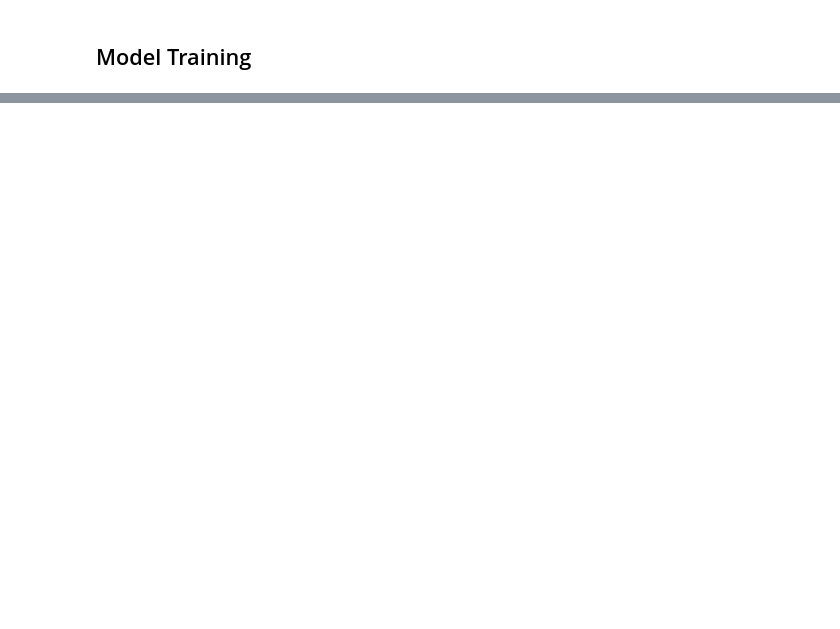
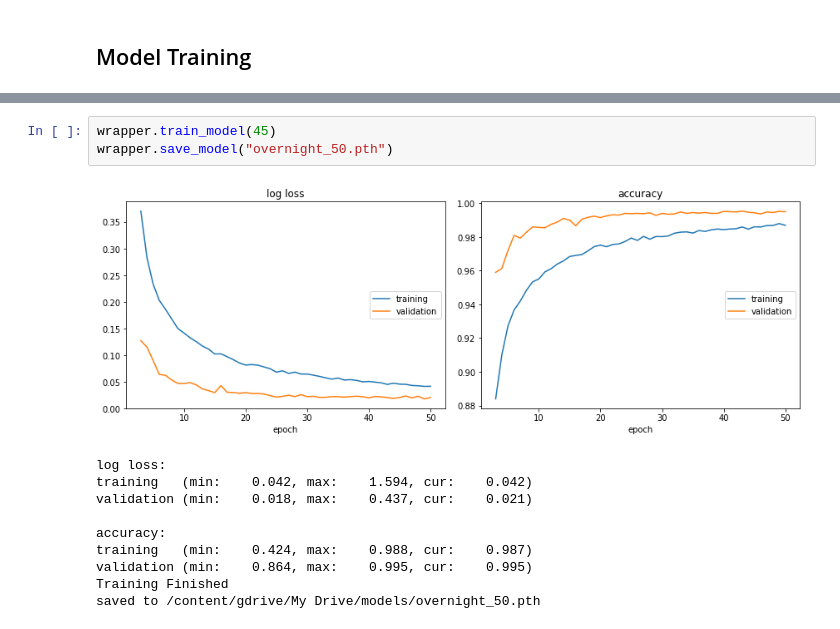
Before and after one commit to Boyne272/KMNIST_Classifier, a Jupyter notebook: training/AlexNet_DropCropRot.ipynb, the cells around one changed output, grey strips where cells are left out. Drawn from its saved outputs; the diff is of its cells as text; blank space fills up the shorter version.

```diff
--- a/training/AlexNet_DropCropRot.ipynb
+++ b/training/AlexNet_DropCropRot.ipynb
@@ -352,0 +377,14 @@ test
+# %%
+wrapper.train_model(45)
+wrapper.save_model("overnight_50.pth")
+# %% [output]
+[figure, added]
+log loss:
+training   (min:    0.042, max:    1.594, cur:    0.042)
+validation (min:    0.018, max:    0.437, cur:    0.021)
+
+accuracy:
+training   (min:    0.424, max:    0.988, cur:    0.987)
+validation (min:    0.864, max:    0.995, cur:    0.995)
+Training Finished
+saved to /content/gdrive/My Drive/models/overnight_50.pth
```
Also changed, not shown: parts of 25 cells of this notebook, 2 other files.
